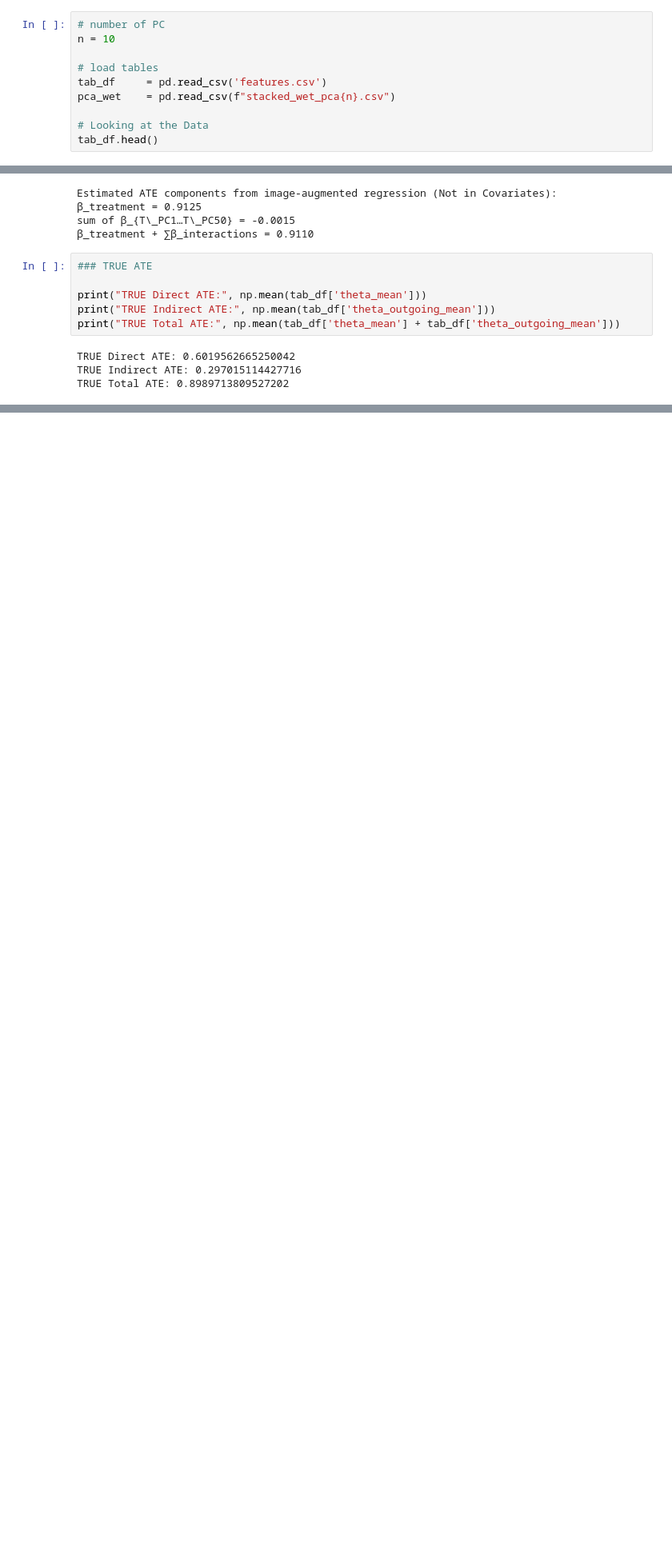
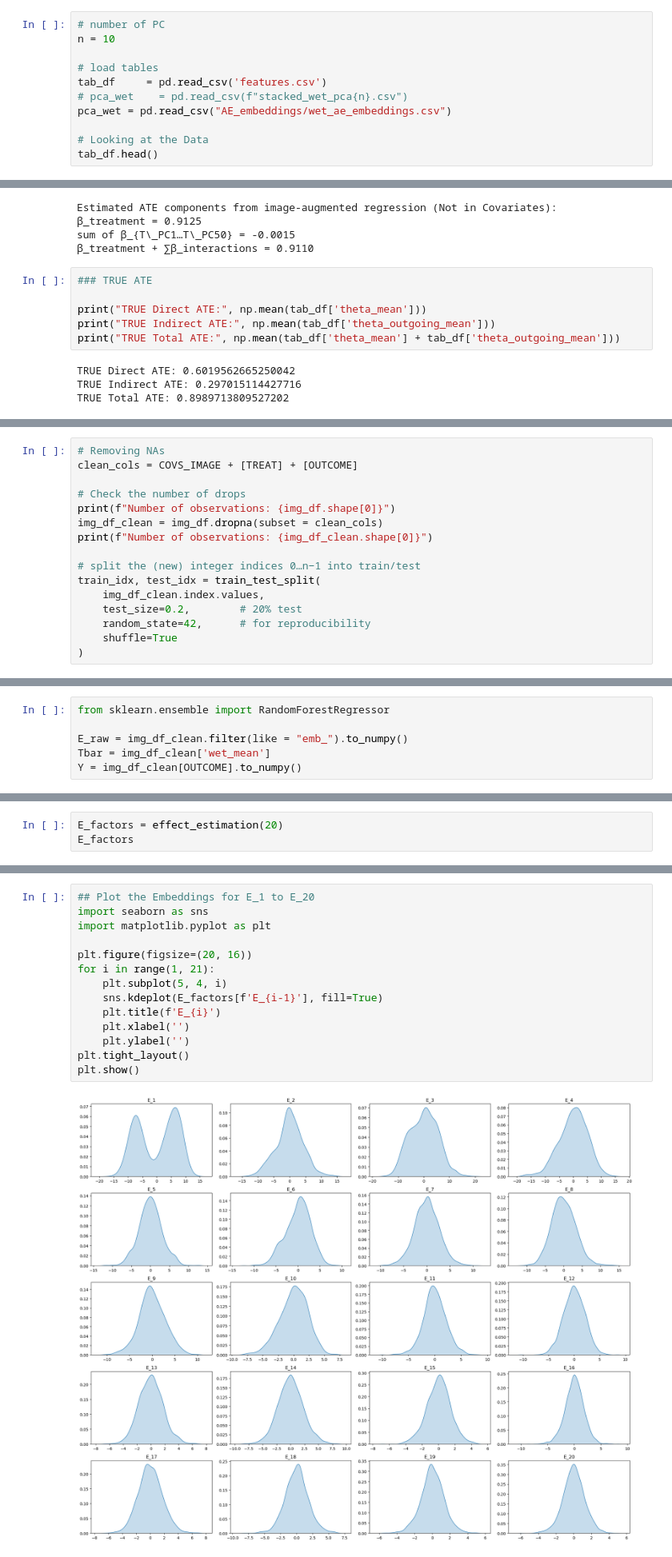
Before and after one commit to SMalaekeh/ImageTRT, a Jupyter notebook: Model/main.ipynb, the cells around one changed output, grey strips where cells are left out. Shown at 80% size. Cells and saved outputs as stored; diff of their text form; blank space fills up the shorter version.

```diff
--- a/Model/main.ipynb
+++ b/Model/main.ipynb
@@ -886,7 +982,8 @@ n = 10
 
 # load tables
 tab_df     = pd.read_csv('features.csv')
-pca_wet    = pd.read_csv(f"stacked_wet_pca{n}.csv")
+# pca_wet    = pd.read_csv(f"stacked_wet_pca{n}.csv")
+pca_wet = pd.read_csv("AE_embeddings/wet_ae_embeddings.csv")
 
 # Looking at the Data
 tab_df.head()
@@ -1121,0 +1397,16 @@ TRUE Total ATE: 0.8989713809527202
+# %%
+# Removing NAs
+clean_cols = COVS_IMAGE + [TREAT] + [OUTCOME]
+
+# Check the number of drops
+print(f"Number of observations: {img_df.shape[0]}")
+img_df_clean = img_df.dropna(subset = clean_cols)
+print(f"Number of observations: {img_df_clean.shape[0]}")
+
+# split the (new) integer indices 0…n−1 into train/test
+train_idx, test_idx = train_test_split(
+    img_df_clean.index.values,
+    test_size=0.2,        # 20% test
+    random_state=42,      # for reproducibility
+    shuffle=True
+)
@@ -1121,0 +1416,6 @@ TRUE Total ATE: 0.8989713809527202
+# %%
+from sklearn.ensemble import RandomForestRegressor
+
+E_raw = img_df_clean.filter(like = "emb_").to_numpy()
+Tbar = img_df_clean['wet_mean']
+Y = img_df_clean[OUTCOME].to_numpy()
@@ -1121,0 +1484,3 @@ TRUE Total ATE: 0.8989713809527202
+# %%
+E_factors = effect_estimation(20)
+E_factors
@@ -1121,0 +1505,16 @@ TRUE Total ATE: 0.8989713809527202
+# %%
+## Plot the Embeddings for E_1 to E_20
+import seaborn as sns
+import matplotlib.pyplot as plt
+
+plt.figure(figsize=(20, 16))
+for i in range(1, 21):
+    plt.subplot(5, 4, i)
+    sns.kdeplot(E_factors[f'E_{i-1}'], fill=True)
+    plt.title(f'E_{i}')
+    plt.xlabel('')
+    plt.ylabel('')
+plt.tight_layout()
+plt.show()
+# %% [output]
+[figure, added]
```
Also changed, not shown: parts of 26 cells of this notebook, 6 other files.
